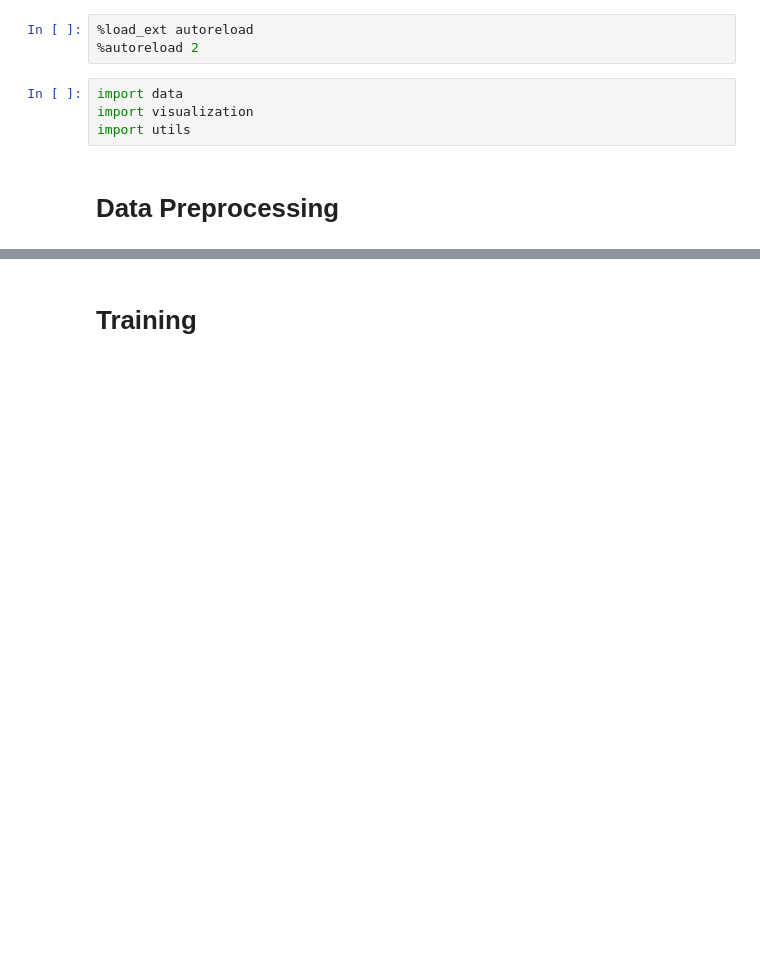
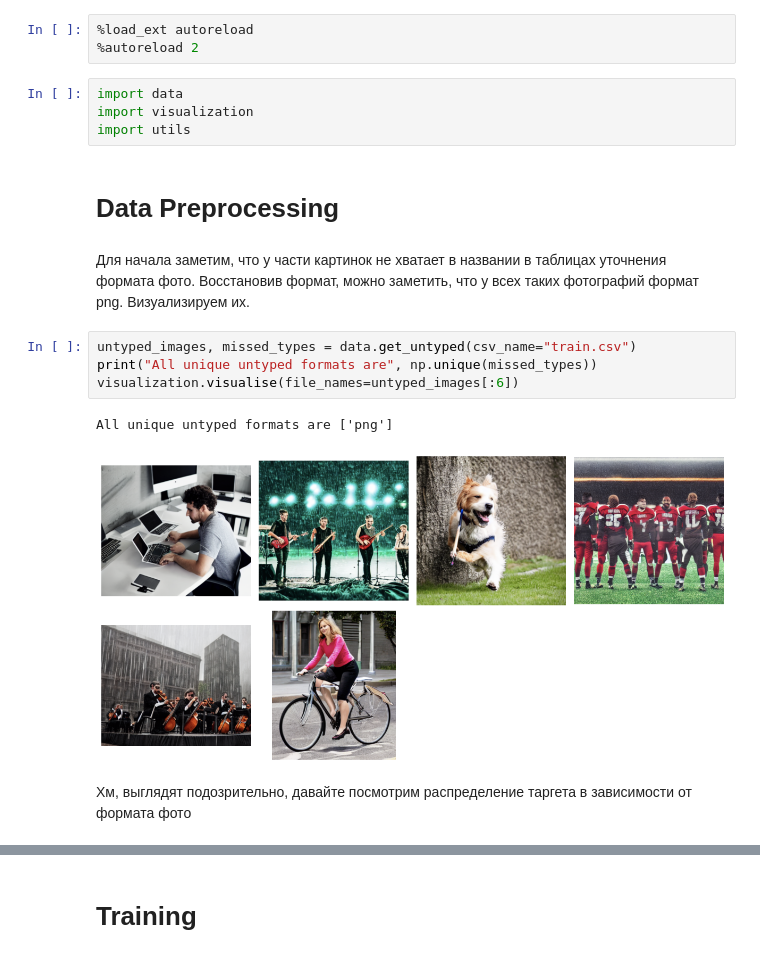
Before and after one commit to dlripper/kontur_ai_detection, a Jupyter notebook: solution_pipeline.ipynb, the cells around one changed output, grey strips where cells are left out. Saved outputs shown, nothing was run; the diff lists cells and outputs as text; blank space fills up the shorter version.

```diff
--- a/solution_pipeline.ipynb
+++ b/solution_pipeline.ipynb
@@ -28,3 +28,14 @@ import visualization
 import utils
 # %% [markdown]
 # Data Preprocessing
+# %% [markdown]
+Для начала заметим, что у части картинок не хватает в названии в таблицах уточнения формата фото. Восстановив формат, можно заметить, что у всех таких фотографий формат png. Визуализируем их.
+# %%
+untyped_images, missed_types = data.get_untyped(csv_name="train.csv")
+print("All unique untyped formats are", np.unique(missed_types))
+visualization.visualise(file_names=untyped_images[:6])
+# %% [output]
+All unique untyped formats are ['png']
+[figure, added]
+# %% [markdown]
+Хм, выглядят подозрительно, давайте посмотрим распределение таргета в зависимости от формата фото
```
Also changed, not shown: parts of 12 cells of this notebook, 12 other files.
